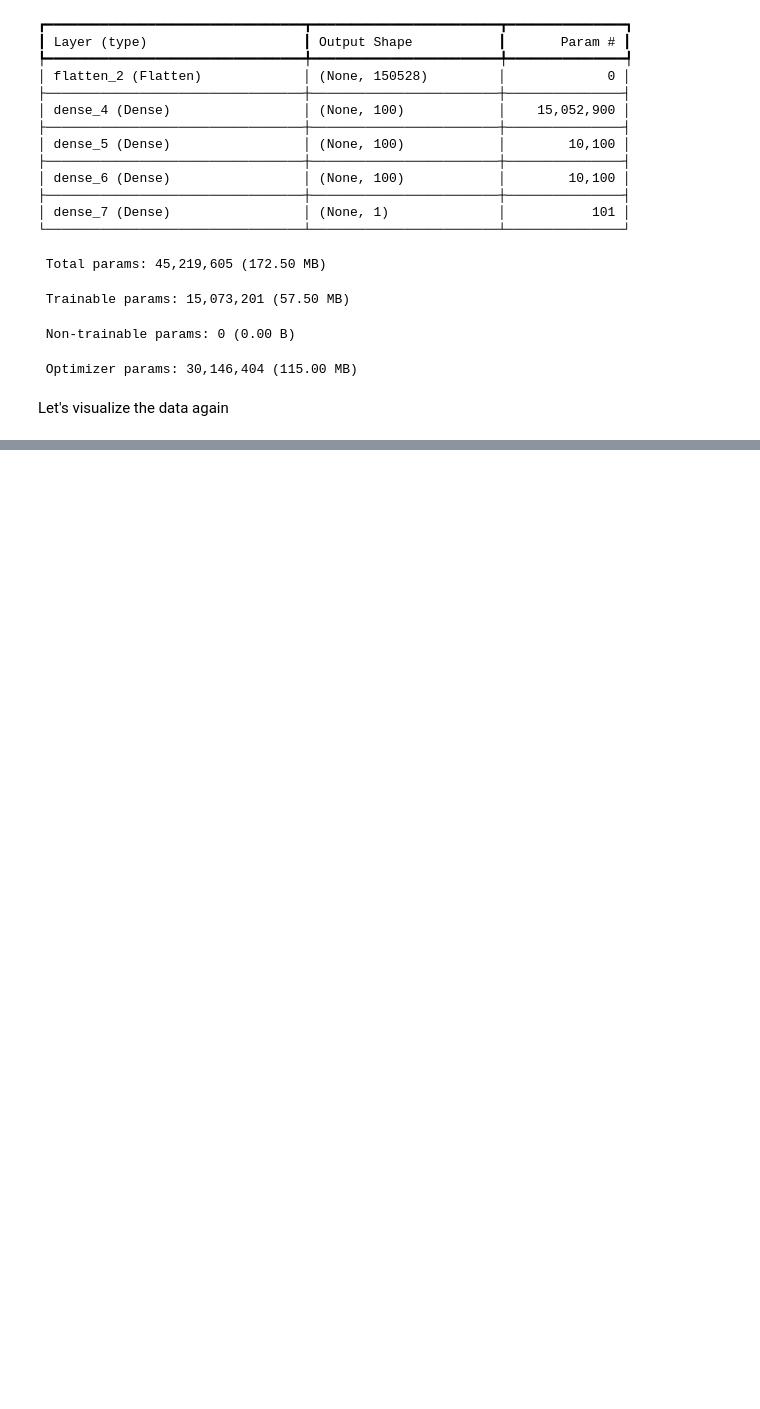
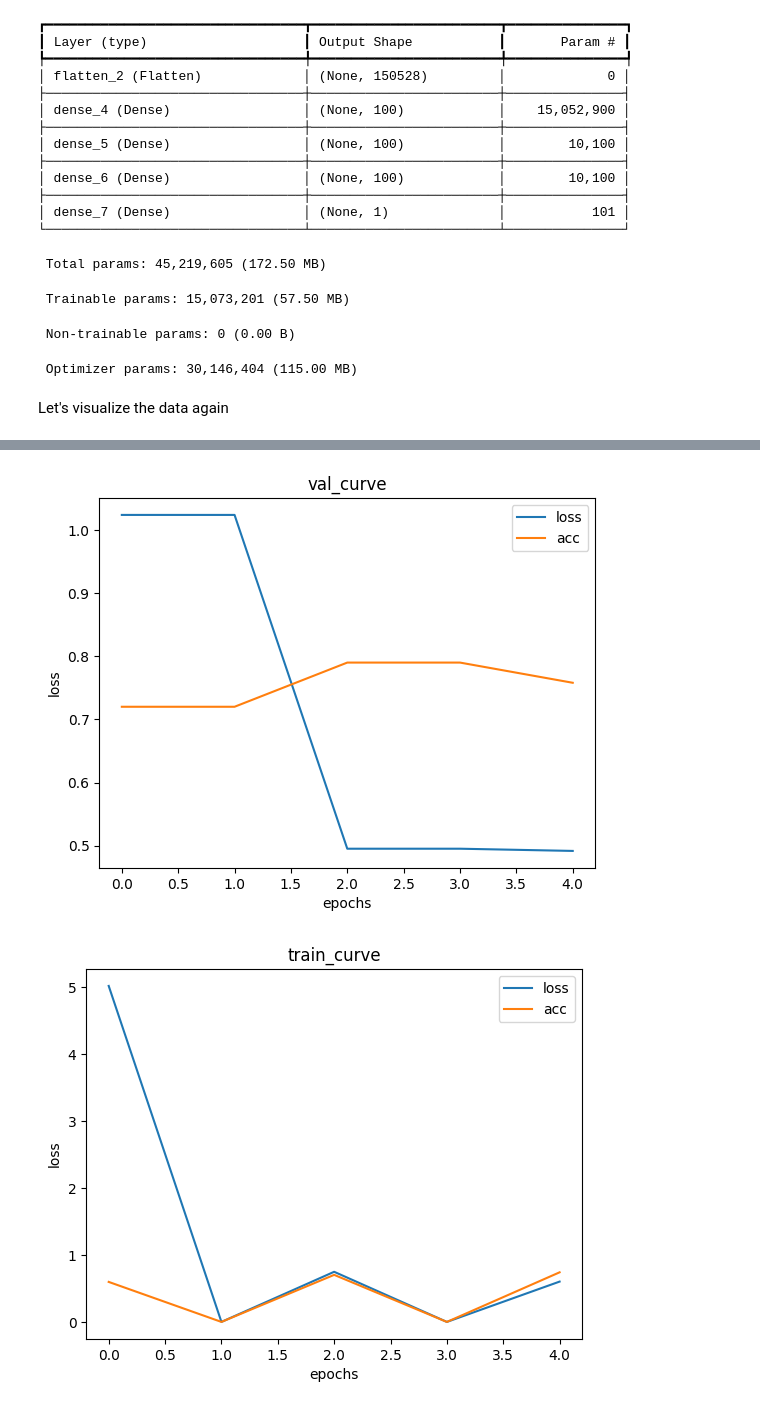
Before and after one commit to Phavour-EBEN/Personal-Deep-Learning-Lessons, a Jupyter notebook: 003_NN_CNN_Comp_Vision_Tensorflow/Steak_Pizza_with_CNN.ipynb, the cells around one changed output, grey strips where cells are left out. Cells and saved outputs as stored; diff of their text form; code cells hidden in the pictures; blank space fills up the shorter version.

```diff
--- a/003_NN_CNN_Comp_Vision_Tensorflow/Steak_Pizza_with_CNN.ipynb
+++ b/003_NN_CNN_Comp_Vision_Tensorflow/Steak_Pizza_with_CNN.ipynb
@@ -340,0 +386,5 @@ model.evaluate(test_data)
+# %%
+loss_functions(history_3)
+# %% [output]
+[figure, added]
+[figure, added]
```
Also changed, not shown: parts of 11 cells of this notebook.
